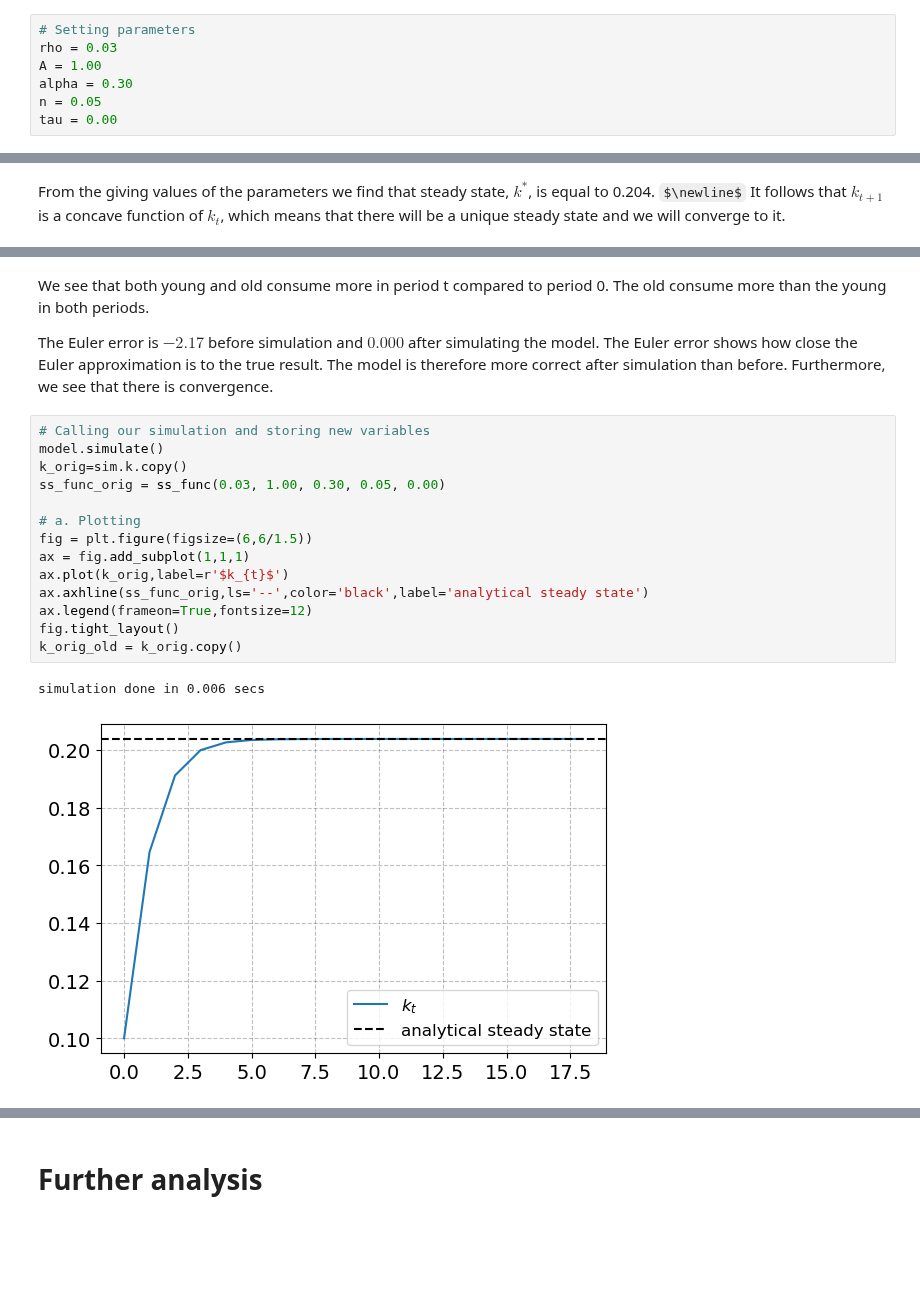
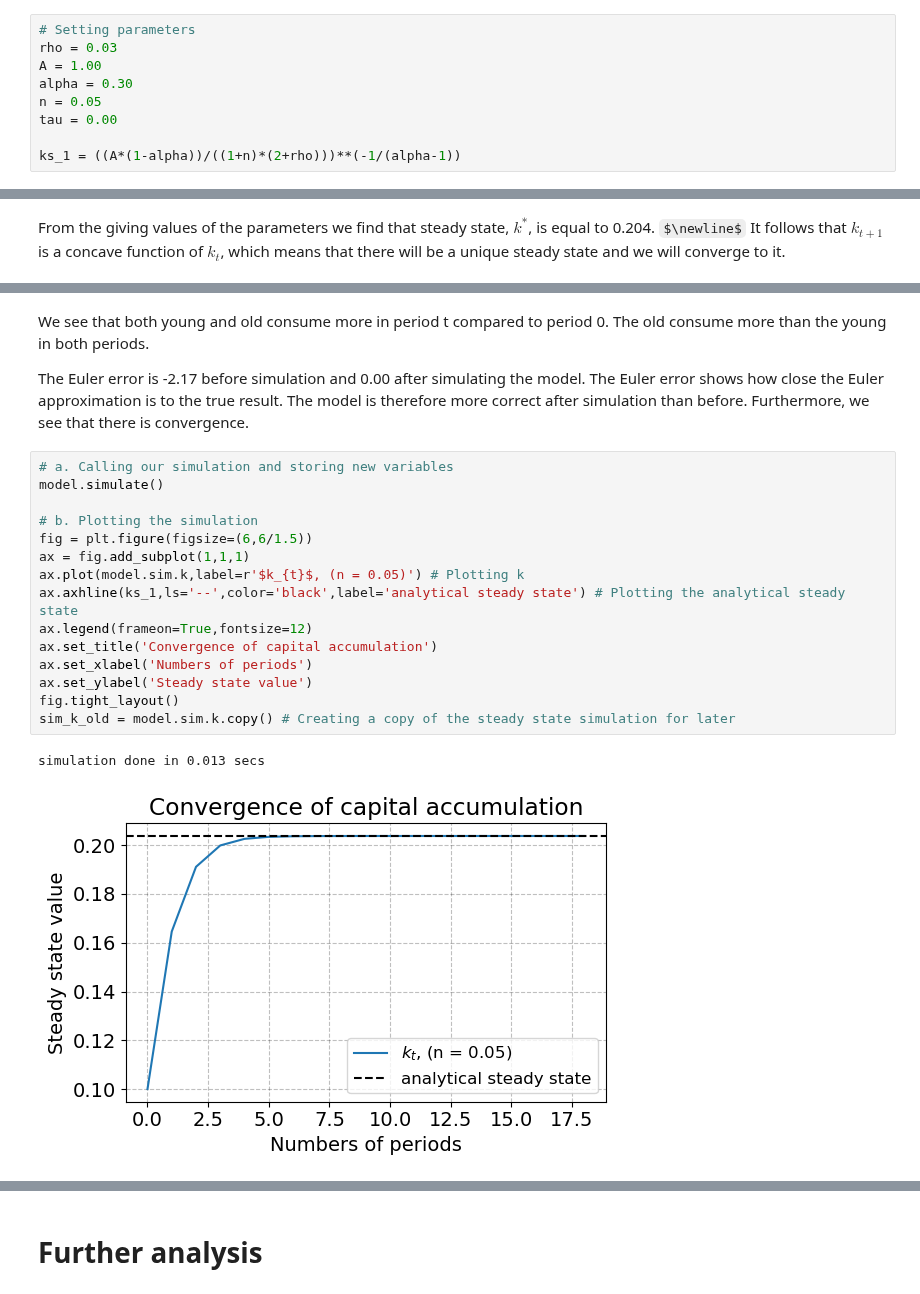
Before and after one commit to NumEconCopenhagen/projects-2023-julie-ida-ida, a Jupyter notebook: modelproject/modelproject.ipynb, the cells around one changed output, grey strips where cells are left out. Saved outputs shown, nothing was run; the diff lists cells and outputs as text; some formulas as TeX source; blank space fills up the shorter version.

Commit message:
Final modelproject

```diff
--- a/modelproject/modelproject.ipynb
+++ b/modelproject/modelproject.ipynb
@@ -185,6 +190,8 @@ A = 1.00
 alpha = 0.30
 n = 0.05
 tau = 0.00
+
+ks_1 = ((A*(1-alpha))/((1+n)*(2+rho)))**(-1/(alpha-1))
 # %%
 # Defining the objective
 obj = lambda k: k - ((A*(1-alpha)*k**alpha)/((1+n)*(2+rho)))
@@ -226,22 +231,23 @@ euler error after model has been simulated 3.2216451728572792e-12
 # %% [markdown]
 We see that both young and old consume more in period t compared to period 0. The old consume more than the young in both periods.
 
-The Euler error is $-2.17$ before simulation and $0.000$ after simulating the model. The Euler error shows how close the Euler approximation is to the true result. The model is therefore more correct after simulation than before. Furthermore, we see that there is convergence.
+The Euler error is -2.17 before simulation and 0.00 after simulating the model. The Euler error shows how close the Euler approximation is to the true result. The model is therefore more correct after simulation than before. Furthermore, we see that there is convergence.
 # %%
-# Calling our simulation and storing new variables
+# a. Calling our simulation and storing new variables
 model.simulate()
-k_orig=sim.k.copy()
-ss_func_orig = ss_func(0.03, 1.00, 0.30, 0.05, 0.00)
 
-# a. Plotting
+# b. Plotting the simulation
 fig = plt.figure(figsize=(6,6/1.5))
 ax = fig.add_subplot(1,1,1)
-ax.plot(k_orig,label=r'$k_{t}$')
-ax.axhline(ss_func_orig,ls='--',color='black',label='analytical steady state')
+ax.plot(model.sim.k,label=r'$k_{t}$, (n = 0.05)') # Plotting k
+ax.axhline(ks_1,ls='--',color='black',label='analytical steady state') # Plotting the analytical steady state
 ax.legend(frameon=True,fontsize=12)
+ax.set_title('Convergence of capital accumulation')
+ax.set_xlabel('Numbers of periods')
+ax.set_ylabel('Steady state value')
 fig.tight_layout()
-k_orig_old = k_orig.copy()
+sim_k_old = model.sim.k.copy() # Creating a copy of the steady state simulation for later
 # %% [output]
-simulation done in 0.006 secs
+simulation done in 0.013 secs
-[figure, old version]
+[figure, new version]
 # %% [markdown]
```
Also changed, not shown: parts of 25 cells of this notebook, 2 other files.
